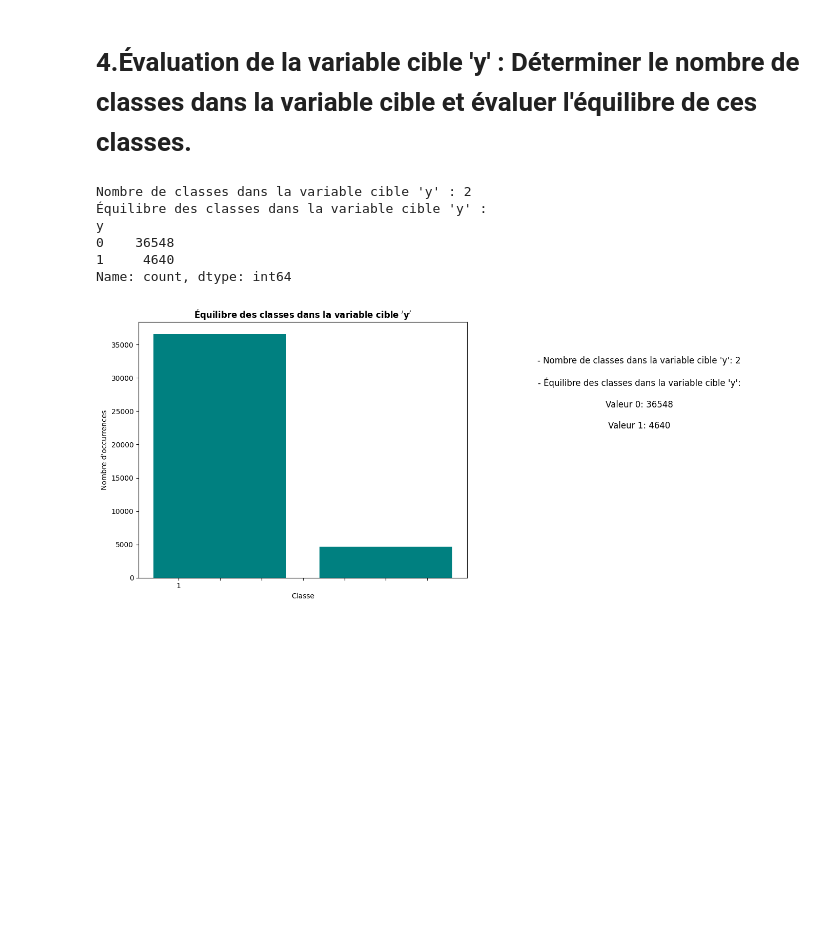
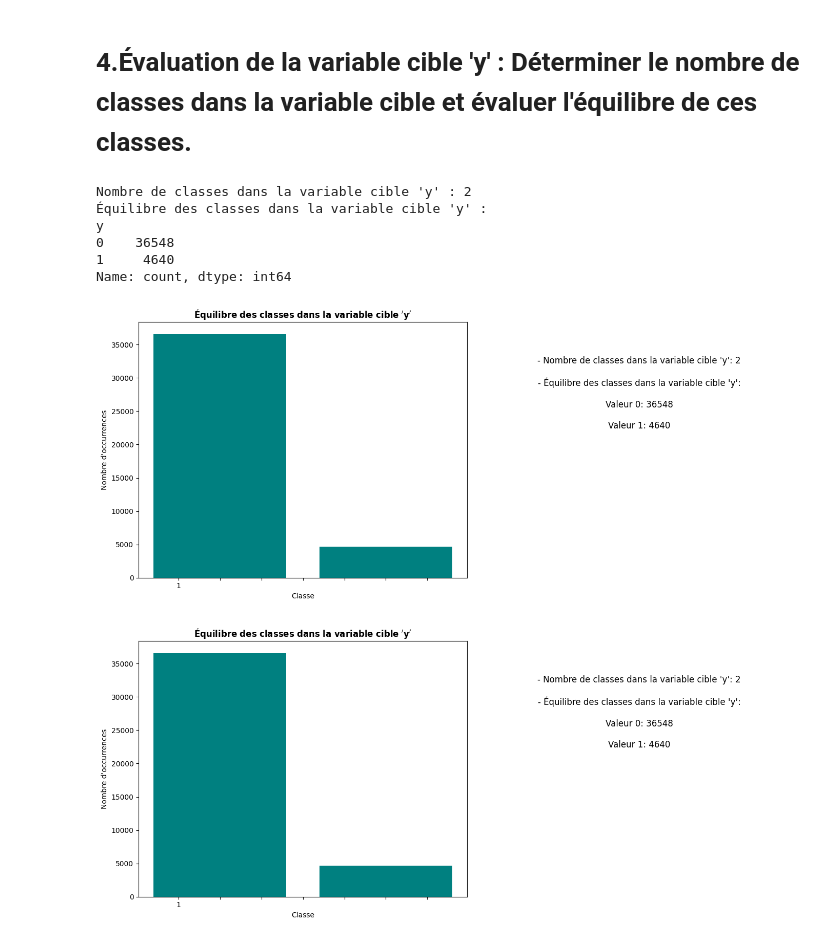
Before and after one commit to borabii/MLops-avec-mlflow, a Jupyter notebook: Projet_Mlops.ipynb, the cells around one changed output. Drawn from its saved outputs; the diff is of its cells as text; code cells hidden in the pictures; blank space fills up the shorter version.

```diff
--- a/Projet_Mlops.ipynb
+++ b/Projet_Mlops.ipynb
@@ -253,18 +279,56 @@ afficher_heatmap_correlation(df)
 # %%
 # Compter le nombre d'occurrences de chaque classe dans la variable cible 'y'
 classes_count = df['y'].value_counts()
 
 # Afficher le nombre de classes et l'équilibre de ces classes
 print("Nombre de classes dans la variable cible 'y' :", len(classes_count))
 print("Équilibre des classes dans la variable cible 'y' :")
 print(classes_count)
+
+
+
+
+# Créer une figure avec deux sous-graphiques
+
+fig, (ax1, ax2) = plt.subplots(1, 2, figsize=(14, 6))
+
+# Créer un diagramme à barres pour représenter l'équilibre des classes à gauche
+
+ax1.bar(classes_count.index, classes_count.values, color='teal')
+
+ax1.set_title(r"$\bf{Équilibre\ des\ classes\ dans\ la\ variable\ cible\ 'y'}$", fontsize=12)
+
+ax1.set_xlabel("Classe")
+
+ax1.set_ylabel("Nombre d'occurrences")
+
+ax1.set_xticklabels(classes_count.index, rotation=0)
+
+# Afficher les informations textuelles sur l'équilibre des classes à droite
+
+info_text = f"- Nombre de classes dans la variable cible 'y': {len(classes_count)}\n\n- Équilibre des classes dans la variable cible 'y':\n\n"
+
+for valeur, count in classes_count.items():
+
+    info_text += f"Valeur {valeur}: {count}\n\n"
+
+ax2.text(0.5, 0.5, info_text,
+
+         fontsize=12, ha='center')
+
+ax2.axis('off')
+
+plt.tight_layout()
+
+plt.show()
 # %% [output]
 Nombre de classes dans la variable cible 'y' : 2
 Équilibre des classes dans la variable cible 'y' :
 y
 0    36548
 1     4640
 Name: count, dtype: int64
+[figure, added]
 # %%
 import matplotlib.pyplot as plt
 
```
Also changed, not shown: parts of 33 cells of this notebook.
